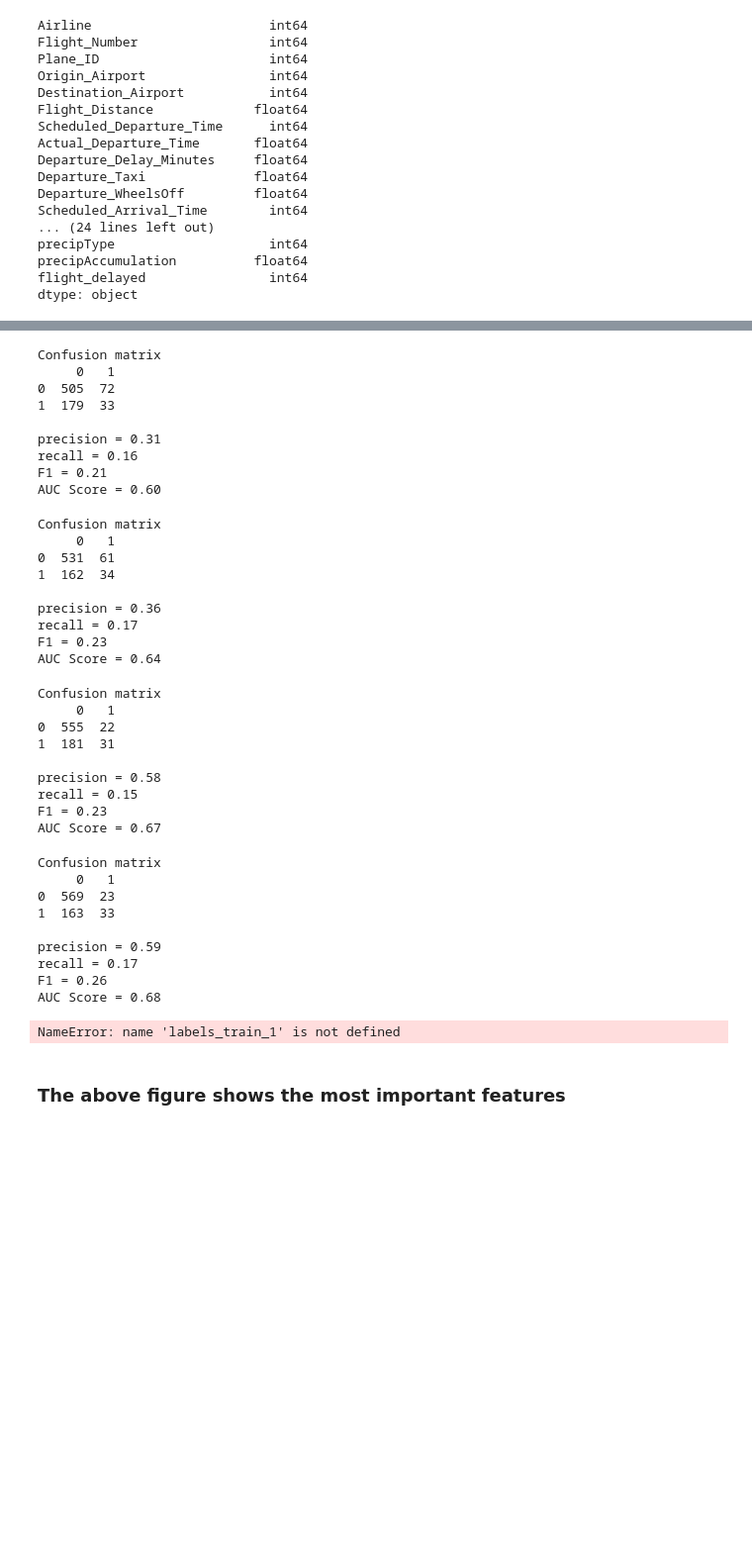
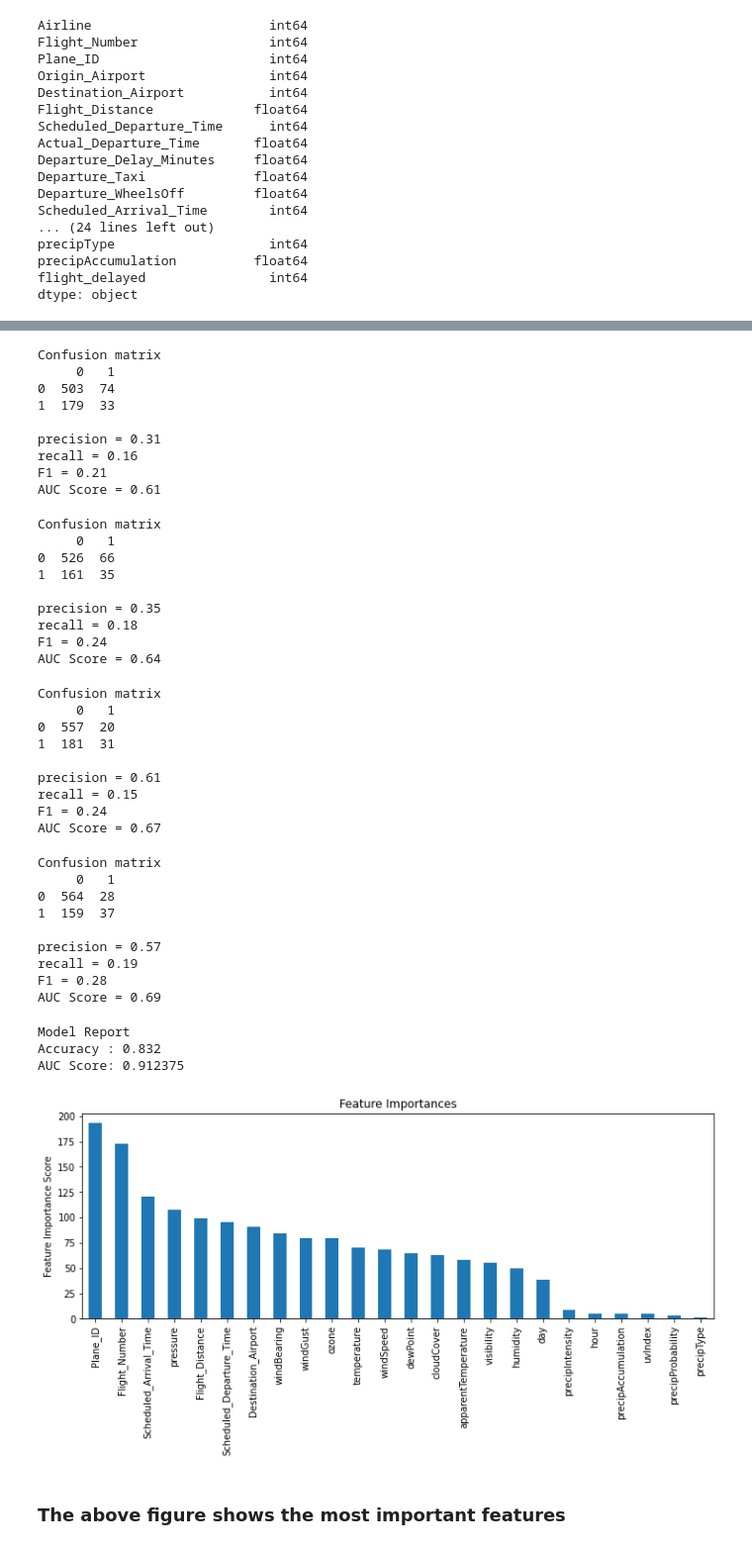
Before and after one commit to aearm/Flight_Weather_analysis, a Jupyter notebook: Flight_Weather_Notebook.ipynb, the cells around one changed output, grey strips where cells are left out. Shown at 99% size. Saved outputs shown, nothing was run; the diff lists cells and outputs as text; code cells hidden in the pictures; blank space fills up the shorter version.

```diff
--- a/Flight_Weather_Notebook.ipynb
+++ b/Flight_Weather_Notebook.ipynb
@@ -432,7 +432,8 @@ dtype: object
 ## can't know any of them.
 
 features = [c for c in training.columns if c in [
- 'Plane_ID'
+ 'Flight_Number'
+,'Plane_ID'
 ,'Origin_Airport'
 ,'Destination_Airport'
 ,'Flight_Distance'
@@ -498,13 +499,13 @@ print ("\nprecision = %0.2f\nrecall = %0.2f\nF1 = %0.2f\nAUC Score = %0.2f\n" %
 # %% [output]
 Confusion matrix
      0   1
-0  505  72
+0  503  74
 1  179  33
 
 precision = 0.31
 recall = 0.16
 F1 = 0.21
-AUC Score = 0.60
+AUC Score = 0.61
 # %%
 # Evaluate
 naive_pred = naive.predict(x_val)
@@ -527,12 +528,12 @@ print ("\nprecision = %0.2f\nrecall = %0.2f\nF1 = %0.2f\nAUC Score = %0.2f\n" %
 # %% [output]
 Confusion matrix
      0   1
-0  531  61
-1  162  34
+0  526  66
+1  161  35
 
-precision = 0.36
-recall = 0.17
-F1 = 0.23
+precision = 0.35
+recall = 0.18
+F1 = 0.24
 AUC Score = 0.64
 # %%
 # Based on the parameters found in the Grid Search
@@ -563,12 +564,12 @@ print ("\nprecision = %0.2f\nrecall = %0.2f\nF1 = %0.2f\nAUC Score = %0.2f\n" %
 # %% [output]
 Confusion matrix
      0   1
-0  555  22
+0  557  20
 1  181  31
 
-precision = 0.58
+precision = 0.61
 recall = 0.15
-F1 = 0.23
+F1 = 0.24
 AUC Score = 0.67
 # %%
 # Evaluate
@@ -593,13 +594,13 @@ print ("\nprecision = %0.2f\nrecall = %0.2f\nF1 = %0.2f\nAUC Score = %0.2f\n" %
 # %% [output]
 Confusion matrix
      0   1
-0  569  23
-1  163  33
+0  564  28
+1  159  37
 
-precision = 0.59
-recall = 0.17
-F1 = 0.26
-AUC Score = 0.68
+precision = 0.57
+recall = 0.19
+F1 = 0.28
+AUC Score = 0.69
 # %%
 ## The function takes in a XGBoost model, feature, and labels and then performs cross validation.
 ## It also returns accuracy, AUC score, and the best number of estimators for the model.
@@ -632,20 +633,23 @@ def modelfit(alg, features, labels, useTrainCV=True, cv_folds=5,
 # %%
 # Create an Extreme Gradient Boosting classifier and feed it into the model fit function
 boost =  xgb.XGBClassifier(
  learning_rate = .1,
  n_estimators=1000,
  max_depth=5,
  min_child_weight=1,
  gamma=0,
  subsample=0.8,
  colsample_bytree=0.8,
  objective= 'binary:logistic',
  nthread=4,
  scale_pos_weight=1,
  seed=27)
-modelfit(boost, x_train, labels_train_1)
+modelfit(boost, x_train, y_train)
 # %% [output]
-NameError: name 'labels_train_1' is not defined
+Model Report
+Accuracy : 0.832
+AUC Score: 0.912375
+[figure, added]
 # %% [markdown]
 ### The above figure shows the most important features
 # %%
```
Also changed, not shown: parts of 3 cells of this notebook.
